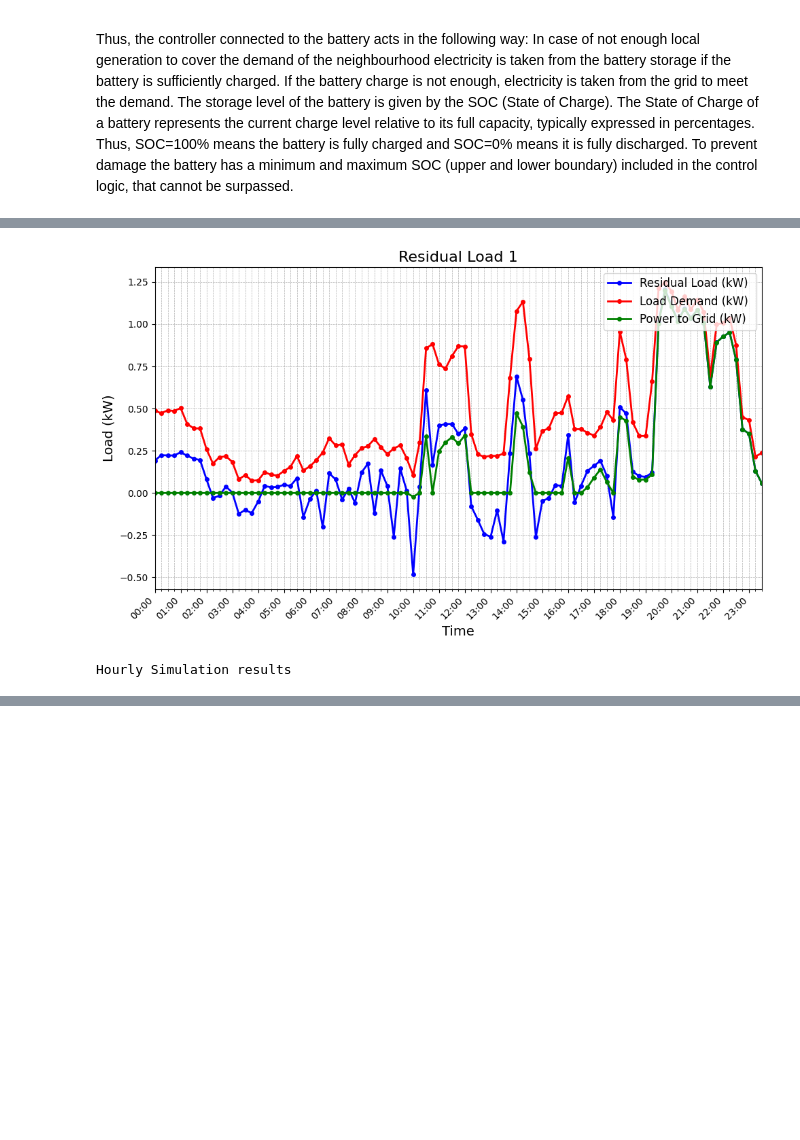
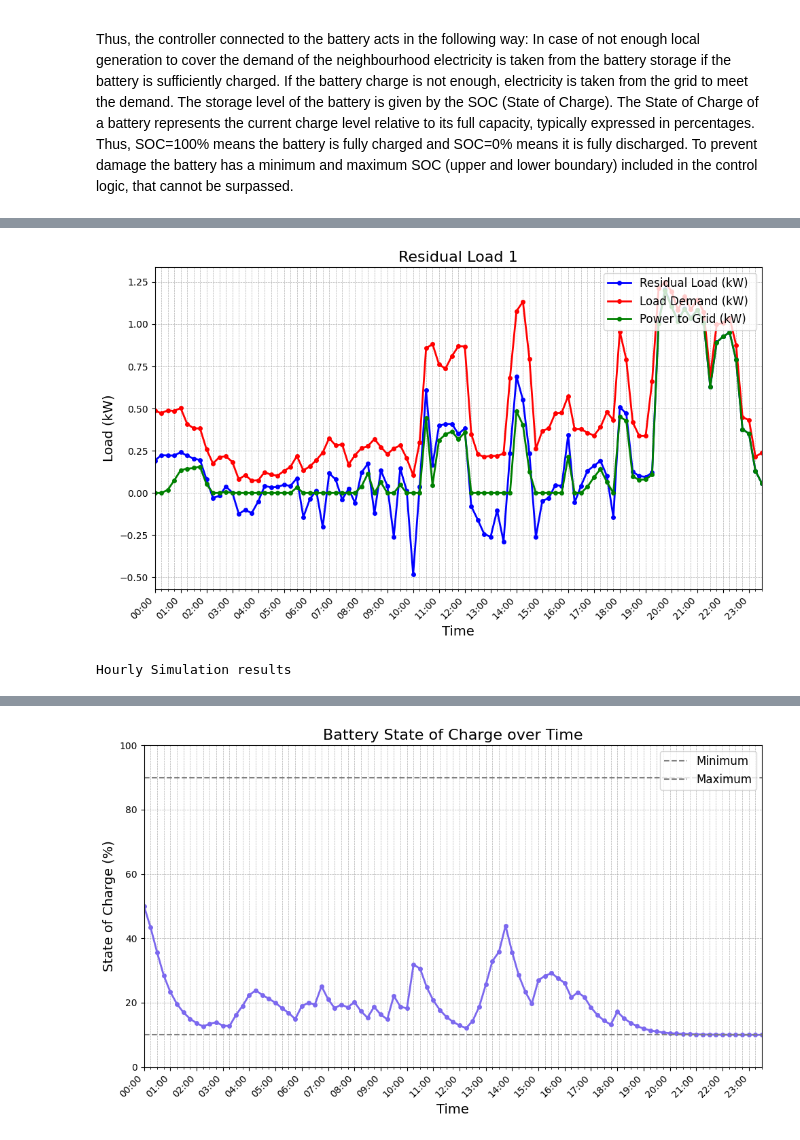
Before and after one commit to Illuminator-team/Illuminator, a Jupyter notebook: examples/Tutorial1/tutorial_power_balance.ipynb, the cells around one changed output, grey strips where cells are left out. Drawn from its saved outputs; the diff is of its cells as text; code cells hidden in the pictures; blank space fills up the shorter version.

Commit message:
tutorial 1 (power balance) update according to feedback from pilot test

```diff
--- a/examples/Tutorial1/tutorial_power_balance.ipynb
+++ b/examples/Tutorial1/tutorial_power_balance.ipynb
@@ -145,7 +167,8 @@ simulation_RES_Bat.run()
 # %%
 functions_T1.summarize_results('./out_Tutorial_Power_Balance_b.csv', battery_active = True)
+functions_T1.plot_soc('./out_Tutorial_Power_Balance_b.csv',soc_min= 10, soc_max= 90)
 # %% [output]
-[figure, old version]
+[figure, new version]
 Hourly Simulation results
 |  | Date | Time | Load Demand (kW) | PV Generation (kW) | Wind Generation (kW) | Residual Load (kW) | ... |
 | 0 | 2012-06-01 | 00:00:00 | 1.94 | 0 | 1.08 | 0.86 | ... |
@@ -164,3 +187,4 @@ Hourly Simulation results
 | 21 | 2012-06-01 | 21:00:00 | 3.91 | 0 | 0.3 | 3.62 | ... |
 | 22 | 2012-06-01 | 22:00:00 | 3.37 | 0 | 0.33 | 3.04 | ... |
 | 23 | 2012-06-01 | 23:00:00 | 0.89 | 0 | 0.35 | 0.54 | ... |
+[figure, added]
```
Also changed, not shown: parts of 4 cells of this notebook, 1 other file.
